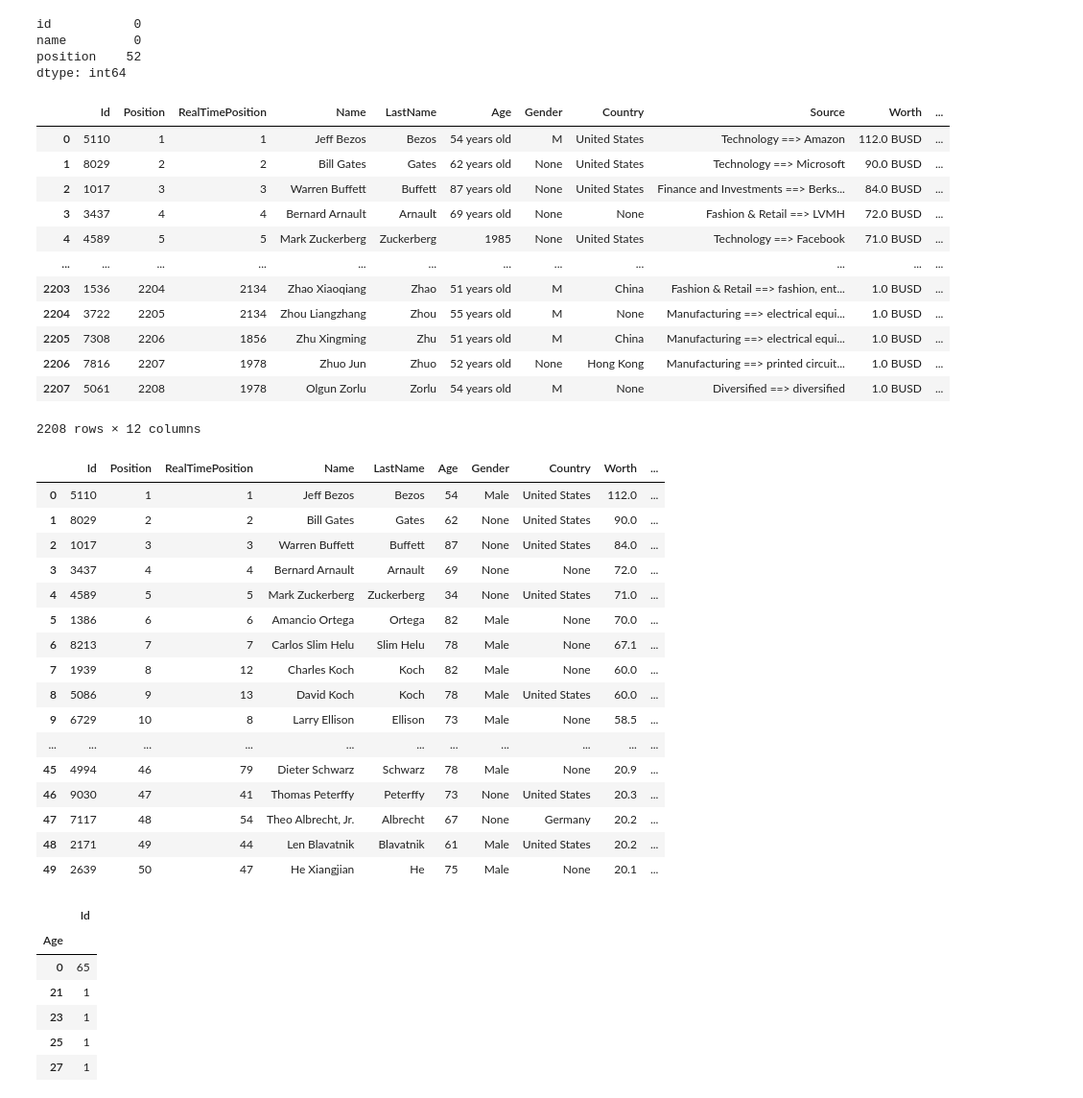
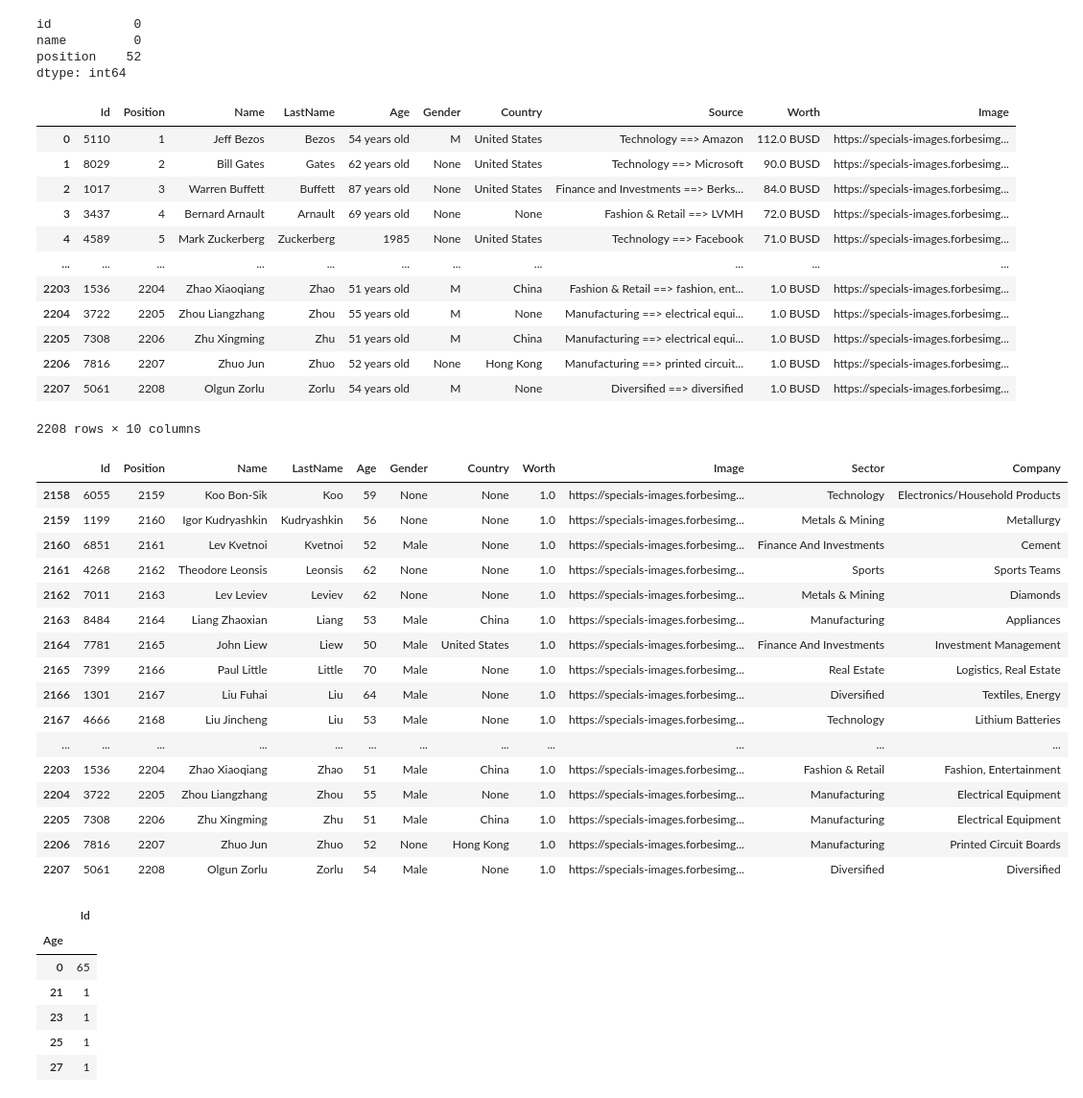
Before and after one commit to miguelmaragon/Ironhack-Module-1-Project---Pipelines---MMA, a Jupyter notebook: notebooks/Clean and Transform - FB2018.ipynb, the cells around one changed output. Shown: that part at 96% size. Drawn from its saved outputs; the diff is of its cells as text; code cells hidden in the pictures.

```diff
--- a/notebooks/Clean and Transform - FB2018.ipynb
+++ b/notebooks/Clean and Transform - FB2018.ipynb
@@ -83,27 +84,27 @@ from functools import reduce
 dfs = [df_sqlite_b_info, df_sqlite_p_info, df_sqlite_r_info]
 df_final = reduce(lambda left,right: pd.merge(left,right,on='id'), dfs)
 # %%
-df_final = df_final[['id', 'position','realTimePosition', 'name', 'lastName', 'age','gender','country','Source','worth','worthChange', 'image']]
-df_final.rename(columns = {'id':'Id','position':'Position','realTimePosition':'RealTimePosition','name':'Name','lastName':'LastName','age':'Age','gender':'Gender','country':'Country','worth':'Worth','worthChange':'WorthChange','image':'Image'}, inplace = True)
+df_final = df_final[['id', 'position', 'name', 'lastName', 'age','gender','country','Source','worth', 'image']]
+df_final.rename(columns = {'id':'Id','position':'Position','name':'Name','lastName':'LastName','age':'Age','gender':'Gender','country':'Country','worth':'Worth','image':'Image'}, inplace = True)
 # %%
 df_final.Position = df_final.Position.astype(int)
 df_final = df_final.sort_values(by='Position', ascending=True)
 # %%
 df_final
 # %% [output]
-|  | Id | Position | RealTimePosition | Name | LastName | Age | Gender | Country | Source | Worth | ... |
-| 0 | 5110 | 1 | 1 | Jeff Bezos | Bezos | 54 years old | M | United States | Technology ==> Amazon | 112.0 BUSD | ... |
-| 1 | 8029 | 2 | 2 | Bill Gates | Gates | 62 years old | None | United States | Technology ==> Microsoft | 90.0 BUSD | ... |
-| 2 | 1017 | 3 | 3 | Warren Buffett | Buffett | 87 years old | None | United States | Finance and Investments ==> Berks... | 84.0 BUSD | ... |
-| 3 | 3437 | 4 | 4 | Bernard Arnault | Arnault | 69 years old | None | None | Fashion & Retail ==> LVMH | 72.0 BUSD | ... |
-| 4 | 4589 | 5 | 5 | Mark Zuckerberg | Zuckerberg | 1985 | None | United States | Technology ==> Facebook | 71.0 BUSD | ... |
-| ... | ... | ... | ... | ... | ... | ... | ... | ... | ... | ... | ... |
-| 2203 | 1536 | 2204 | 2134 | Zhao Xiaoqiang | Zhao | 51 years old | M | China | Fashion & Retail ==> fashion, ent... | 1.0 BUSD | ... |
-| 2204 | 3722 | 2205 | 2134 | Zhou Liangzhang | Zhou | 55 years old | M | None | Manufacturing ==> electrical equi... | 1.0 BUSD | ... |
-| 2205 | 7308 | 2206 | 1856 | Zhu Xingming | Zhu | 51 years old | M | China | Manufacturing ==> electrical equi... | 1.0 BUSD | ... |
-| 2206 | 7816 | 2207 | 1978 | Zhuo Jun | Zhuo | 52 years old | None | Hong Kong | Manufacturing ==> printed circuit... | 1.0 BUSD | ... |
-| 2207 | 5061 | 2208 | 1978 | Olgun Zorlu | Zorlu | 54 years old | M | None | Diversified ==> diversified | 1.0 BUSD | ... |
+|  | Id | Position | Name | LastName | Age | Gender | Country | Source | Worth | Image |
+| 0 | 5110 | 1 | Jeff Bezos | Bezos | 54 years old | M | United States | Technology ==> Amazon | 112.0 BUSD | https://specials-images.forbesimg... |
+| 1 | 8029 | 2 | Bill Gates | Gates | 62 years old | None | United States | Technology ==> Microsoft | 90.0 BUSD | https://specials-images.forbesimg... |
+| 2 | 1017 | 3 | Warren Buffett | Buffett | 87 years old | None | United States | Finance and Investments ==> Berks... | 84.0 BUSD | https://specials-images.forbesimg... |
+| 3 | 3437 | 4 | Bernard Arnault | Arnault | 69 years old | None | None | Fashion & Retail ==> LVMH | 72.0 BUSD | https://specials-images.forbesimg... |
+| 4 | 4589 | 5 | Mark Zuckerberg | Zuckerberg | 1985 | None | United States | Technology ==> Facebook | 71.0 BUSD | https://specials-images.forbesimg... |
+| ... | ... | ... | ... | ... | ... | ... | ... | ... | ... | ... |
+| 2203 | 1536 | 2204 | Zhao Xiaoqiang | Zhao | 51 years old | M | China | Fashion & Retail ==> fashion, ent... | 1.0 BUSD | https://specials-images.forbesimg... |
+| 2204 | 3722 | 2205 | Zhou Liangzhang | Zhou | 55 years old | M | None | Manufacturing ==> electrical equi... | 1.0 BUSD | https://specials-images.forbesimg... |
+| 2205 | 7308 | 2206 | Zhu Xingming | Zhu | 51 years old | M | China | Manufacturing ==> electrical equi... | 1.0 BUSD | https://specials-images.forbesimg... |
+| 2206 | 7816 | 2207 | Zhuo Jun | Zhuo | 52 years old | None | Hong Kong | Manufacturing ==> printed circuit... | 1.0 BUSD | https://specials-images.forbesimg... |
+| 2207 | 5061 | 2208 | Olgun Zorlu | Zorlu | 54 years old | M | None | Diversified ==> diversified | 1.0 BUSD | https://specials-images.forbesimg... |
-2208 rows × 12 columns
+2208 rows × 10 columns
 # %%
 def Gender_f(the_row):
     if the_row == "M":
@@ -125,35 +126,39 @@ df_final['Age'] = df_final.Age.fillna(0)
 df_final['Age'] = df_final.Age.astype(int)
 df_final['Age'] = df_final.apply(lambda row: Age_f(row.Age), axis=1)
 
+
 df_final['Worth'] = df_final.Worth.str.replace(' BUSD', '')
 df_final['Worth'] = df_final.Worth.astype(float)
 
-df_final['WorthChange'] = df_final.WorthChange.str.replace(' millions USD', '')
-df_final['WorthChange'] = df_final.WorthChange.astype(float)
+#df_final['WorthChange'] = df_final.WorthChange.str.replace(' millions USD', '')
+#df_final['WorthChange'] = df_final.WorthChange.astype(float)
 
 df_final['Sector'] = df_final.Source.str.split(' ==> ').str[0].str.title()
 df_final['Company'] = df_final.Source.str.split(' ==> ').str[1].str.title()
 df_final = df_final.drop(["Source"], axis=1)
+
+df_final['Image'] = df_final.Image.str.replace('https:http://', 'https://')
+df_final['Image'] = df_final.Image.str.replace('/n', '')
 # %%
-df_final.head(50)
+df_final.tail(50)
 # %% [output]
-|  | Id | Position | RealTimePosition | Name | LastName | Age | Gender | Country | Worth | ... |
-| 0 | 5110 | 1 | 1 | Jeff Bezos | Bezos | 54 | Male | United States | 112.0 | ... |
-| 1 | 8029 | 2 | 2 | Bill Gates | Gates | 62 | None | United States | 90.0 | ... |
-| 2 | 1017 | 3 | 3 | Warren Buffett | Buffett | 87 | None | United States | 84.0 | ... |
-| 3 | 3437 | 4 | 4 | Bernard Arnault | Arnault | 69 | None | None | 72.0 | ... |
-| 4 | 4589 | 5 | 5 | Mark Zuckerberg | Zuckerberg | 34 | None | United States | 71.0 | ... |
-| 5 | 1386 | 6 | 6 | Amancio Ortega | Ortega | 82 | Male | None | 70.0 | ... |
-| 6 | 8213 | 7 | 7 | Carlos Slim Helu | Slim Helu | 78 | Male | None | 67.1 | ... |
-| 7 | 1939 | 8 | 12 | Charles Koch | Koch | 82 | Male | None | 60.0 | ... |
-| 8 | 5086 | 9 | 13 | David Koch | Koch | 78 | Male | United States | 60.0 | ... |
-| 9 | 6729 | 10 | 8 | Larry Ellison | Ellison | 73 | Male | None | 58.5 | ... |
-| ... | ... | ... | ... | ... | ... | ... | ... | ... | ... | ... |
-| 45 | 4994 | 46 | 79 | Dieter Schwarz | Schwarz | 78 | Male | None | 20.9 | ... |
-| 46 | 9030 | 47 | 41 | Thomas Peterffy | Peterffy | 73 | None | United States | 20.3 | ... |
-| 47 | 7117 | 48 | 54 | Theo Albrecht, Jr. | Albrecht | 67 | None | Germany | 20.2 | ... |
-| 48 | 2171 | 49 | 44 | Len Blavatnik | Blavatnik | 61 | Male | United States | 20.2 | ... |
-| 49 | 2639 | 50 | 47 | He Xiangjian | He | 75 | Male | None | 20.1 | ... |
+|  | Id | Position | Name | LastName | Age | Gender | Country | Worth | Image | Sector | Company |
+| 2158 | 6055 | 2159 | Koo Bon-Sik | Koo | 59 | None | None | 1.0 | https://specials-images.forbesimg... | Technology | Electronics/Household Products |
+| 2159 | 1199 | 2160 | Igor Kudryashkin | Kudryashkin | 56 | None | None | 1.0 | https://specials-images.forbesimg... | Metals & Mining | Metallurgy |
+| 2160 | 6851 | 2161 | Lev Kvetnoi | Kvetnoi | 52 | Male | None | 1.0 | https://specials-images.forbesimg... | Finance And Investments | Cement |
+| 2161 | 4268 | 2162 | Theodore Leonsis | Leonsis | 62 | None | None | 1.0 | https://specials-images.forbesimg... | Sports | Sports Teams |
+| 2162 | 7011 | 2163 | Lev Leviev | Leviev | 62 | None | None | 1.0 | https://specials-images.forbesimg... | Metals & Mining | Diamonds |
+| 2163 | 8484 | 2164 | Liang Zhaoxian | Liang | 53 | Male | China | 1.0 | https://specials-images.forbesimg... | Manufacturing | Appliances |
+| 2164 | 7781 | 2165 | John Liew | Liew | 50 | Male | United States | 1.0 | https://specials-images.forbesimg... | Finance And Investments | Investment Management |
+| 2165 | 7399 | 2166 | Paul Little | Little | 70 | Male | None | 1.0 | https://specials-images.forbesimg... | Real Estate | Logistics, Real Estate |
+| 2166 | 1301 | 2167 | Liu Fuhai | Liu | 64 | Male | None | 1.0 | https://specials-images.forbesimg... | Diversified | Textiles, Energy |
+| 2167 | 4666 | 2168 | Liu Jincheng | Liu | 53 | Male | None | 1.0 | https://specials-images.forbesimg... | Technology | Lithium Batteries |
+| ... | ... | ... | ... | ... | ... | ... | ... | ... | ... | ... | ... |
+| 2203 | 1536 | 2204 | Zhao Xiaoqiang | Zhao | 51 | Male | China | 1.0 | https://specials-images.forbesimg... | Fashion & Retail | Fashion, Entertainment |
+| 2204 | 3722 | 2205 | Zhou Liangzhang | Zhou | 55 | Male | None | 1.0 | https://specials-images.forbesimg... | Manufacturing | Electrical Equipment |
+| 2205 | 7308 | 2206 | Zhu Xingming | Zhu | 51 | Male | China | 1.0 | https://specials-images.forbesimg... | Manufacturing | Electrical Equipment |
+| 2206 | 7816 | 2207 | Zhuo Jun | Zhuo | 52 | None | Hong Kong | 1.0 | https://specials-images.forbesimg... | Manufacturing | Printed Circuit Boards |
+| 2207 | 5061 | 2208 | Olgun Zorlu | Zorlu | 54 | Male | None | 1.0 | https://specials-images.forbesimg... | Diversified | Diversified |
 # %%
 df_final.to_csv('../data/processed/ForbesBillionaires2018.csv', index=False)
 # %%
```
Also changed, not shown: parts of 1 cell of this notebook, 13 other files.
